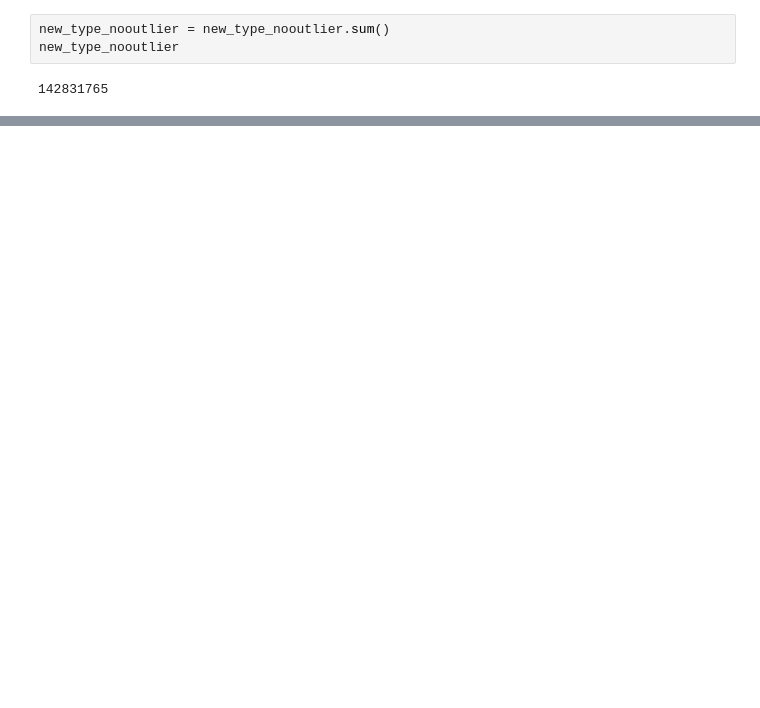
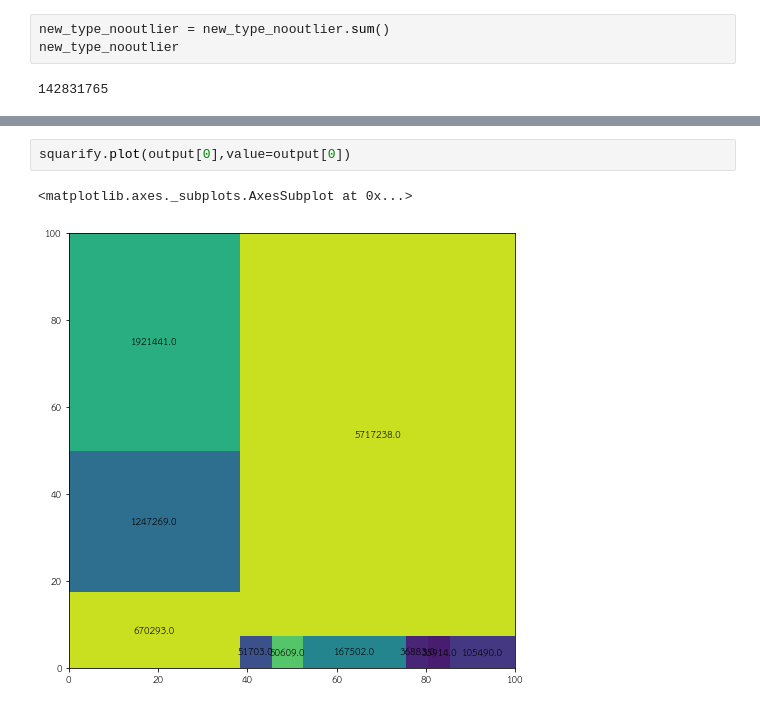
Before and after one commit to dinsor17/data_viz, a Jupyter notebook: Visualize_Data_Comparison.ipynb, the cells around one changed output, grey strips where cells are left out. Drawn from its saved outputs; the diff is of its cells as text; blank space fills up the shorter version.

```diff
--- a/Visualize_Data_Comparison.ipynb
+++ b/Visualize_Data_Comparison.ipynb
@@ -407,0 +447,5 @@ new_type_nooutlier
+# %%
+squarify.plot(output[0],value=output[0])
+# %% [output]
+<matplotlib.axes._subplots.AxesSubplot at 0x...>
+[figure, added]
```
Also changed, not shown: parts of 18 cells of this notebook.
